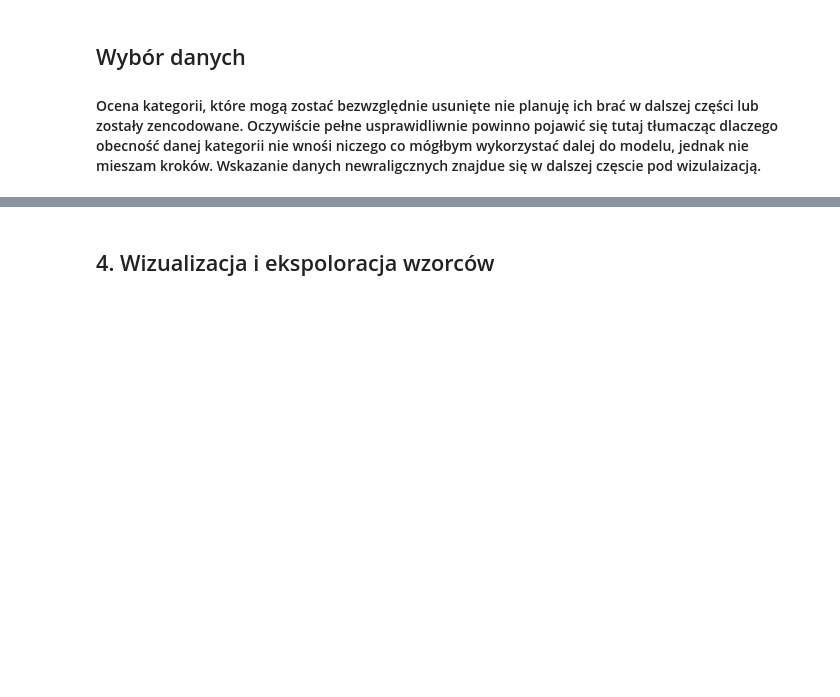
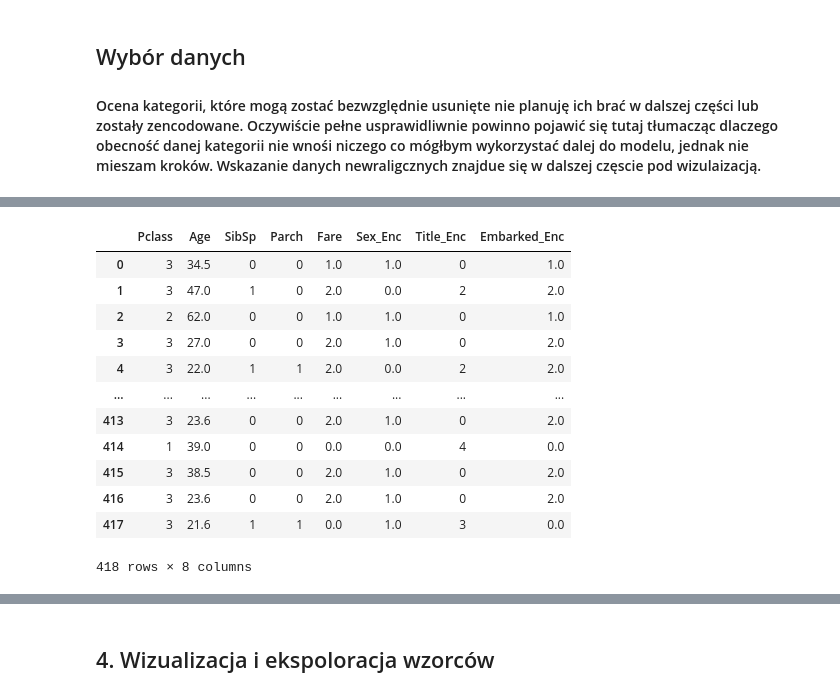
Before and after one commit to Dominik-Sidorczuk/Dominik-Projects, a Jupyter notebook: Titanic/Titanic.ipynb, the cells around one changed output, grey strips where cells are left out. Saved outputs shown, nothing was run; the diff lists cells and outputs as text; code cells hidden in the pictures; blank space fills up the shorter version.

```diff
--- a/Titanic/Titanic.ipynb
+++ b/Titanic/Titanic.ipynb
@@ -207,0 +195,14 @@ for df in [Titanic, test]:
+# %%
+# Utwórz imputer KNN
+imputer = KNNImputer(n_neighbors=5)
+# Dopasuj imputer do danych
+for df in [Titanic, test]:
+    imputer.fit(df[['Age', 'Pclass', 'SibSp', 'Parch', 'Fare']].dropna())
+    df['Age'] = imputer.transform(df[['Age', 'Pclass', 'SibSp', 'Parch', 'Fare']])
+# %%
+# Utwórz imputer KNN
+imputer = KNNImputer(n_neighbors=5)
+# Dopasuj imputer do danych
+for df in [Titanic, test]:
+    imputer.fit(df[['Embarked_Enc' ,'Age', 'Pclass', 'SibSp', 'Parch', 'Fare']].dropna())
+    df['Embarked_Enc'] = imputer.transform(df[['Embarked_Enc', 'Age', 'Pclass', 'SibSp', 'Parch', 'Fare']])
@@ -207,0 +229,6 @@ for df in [Titanic, test]:
+# %%
+# Utwórz imputer KNN
+imputer = KNNImputer(n_neighbors=5)
+# Dopasuj imputer do danych
+imputer.fit(test[['Embarked_Enc' ,'Age', 'Pclass', 'SibSp', 'Parch', 'Fare']].dropna())
+test['Fare'] = imputer.transform(df[['Embarked_Enc', 'Age', 'Pclass', 'SibSp', 'Parch', 'Fare']])
@@ -224,0 +309,19 @@ Titanic
+# %%
+# Usuń oryginalne kolumny
+categorical_features = ['PassengerId','Name', 'Title', 'Sex', 'Ticket','Cabin', 'Embarked']
+test.drop(columns=categorical_features, inplace=True)
+test
+# %% [output]
+|  | Pclass | Age | SibSp | Parch | Fare | Sex_Enc | Title_Enc | Embarked_Enc |
+| 0 | 3 | 34.5 | 0 | 0 | 1.0 | 1.0 | 0 | 1.0 |
+| 1 | 3 | 47.0 | 1 | 0 | 2.0 | 0.0 | 2 | 2.0 |
+| 2 | 2 | 62.0 | 0 | 0 | 1.0 | 1.0 | 0 | 1.0 |
+| 3 | 3 | 27.0 | 0 | 0 | 2.0 | 1.0 | 0 | 2.0 |
+| 4 | 3 | 22.0 | 1 | 1 | 2.0 | 0.0 | 2 | 2.0 |
+| ... | ... | ... | ... | ... | ... | ... | ... | ... |
+| 413 | 3 | 23.6 | 0 | 0 | 2.0 | 1.0 | 0 | 2.0 |
+| 414 | 1 | 39.0 | 0 | 0 | 0.0 | 0.0 | 4 | 0.0 |
+| 415 | 3 | 38.5 | 0 | 0 | 2.0 | 1.0 | 0 | 2.0 |
+| 416 | 3 | 23.6 | 0 | 0 | 2.0 | 1.0 | 0 | 2.0 |
+| 417 | 3 | 21.6 | 1 | 1 | 0.0 | 1.0 | 3 | 0.0 |
+418 rows × 8 columns
```
Also changed, not shown: parts of 26 cells of this notebook.
